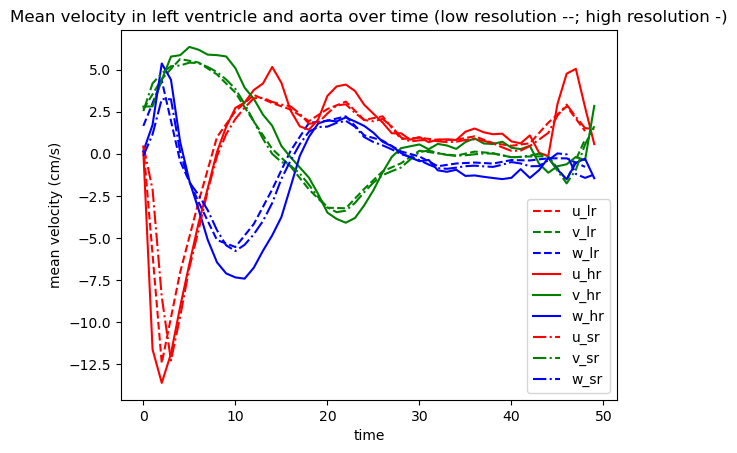
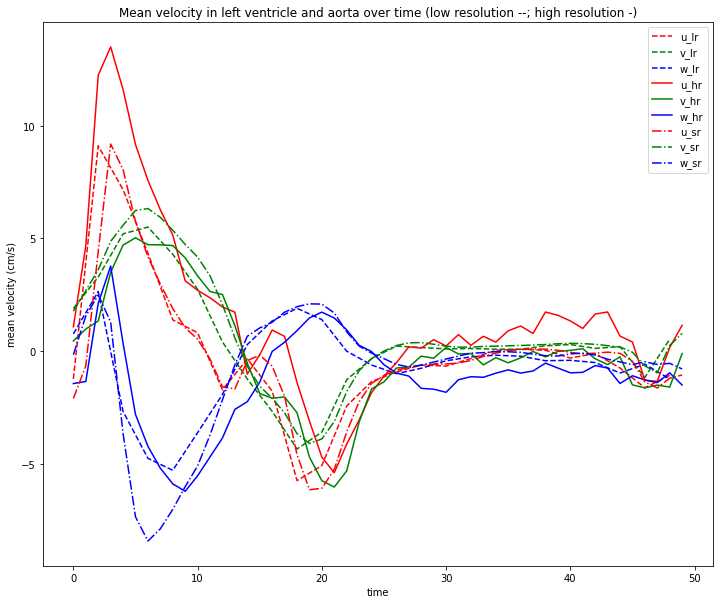
The change to this notebook cell's code, shown as a diff; its figure went from the first image to the second:
--- before
+++ after
@@ -1,17 +1,19 @@
 # plt mean velocity whole fluid region
 
-u_lr_mean = np.mean(lr_u,axis=(1,2,3), where=mask.astype(bool))
-v_lr_mean = np.mean(lr_v,axis=(1,2,3), where=mask.astype(bool))
-w_lr_mean = np.mean(lr_w,axis=(1,2,3), where=mask.astype(bool))
+points_mask_t = np.sum(mask) 
 
-u_hr_mean = np.mean(hr_u, axis=(1,2,3), where=mask.astype(bool))
-v_hr_mean = np.mean(hr_v, axis=(1,2,3), where=mask.astype(bool))
-w_hr_mean = np.mean(hr_w, axis=(1,2,3), where=mask.astype(bool))
+u_lr_mean = np.sum(lr_u*mask,axis=(1,2,3))/points_mask_t
+v_lr_mean = np.sum(lr_v*mask,axis=(1,2,3))/points_mask_t
+w_lr_mean = np.sum(lr_w*mask,axis=(1,2,3))/points_mask_t
 
-u_sr_mean = np.mean(sr_u, axis=(1,2,3), where=mask.astype(bool))
-v_sr_mean = np.mean(sr_v, axis=(1,2,3), where=mask.astype(bool))
-w_sr_mean = np.mean(sr_w, axis=(1,2,3), where=mask.astype(bool))
+u_hr_mean = np.sum(hr_u*mask, axis=(1,2,3))/points_mask_t
+v_hr_mean = np.sum(hr_v*mask, axis=(1,2,3))/points_mask_t
+w_hr_mean = np.sum(hr_w*mask, axis=(1,2,3))/points_mask_t
 
-plt.figure()
+u_sr_mean = np.sum(sr_u*mask, axis=(1,2,3))/points_mask_t
+v_sr_mean = np.sum(sr_v*mask, axis=(1,2,3))/points_mask_t
+w_sr_mean = np.sum(sr_w*mask, axis=(1,2,3))/points_mask_t
+
+plt.figure(figsize=(12, 10))
 plt.plot(range(0, len(hr_u), 2), u_lr_mean, '--',  label='u_lr',  color = 'r')
 plt.plot(range(0, len(hr_u), 2), v_lr_mean, '--',  label='v_lr',  color = 'g')

Commit: cleared outputs